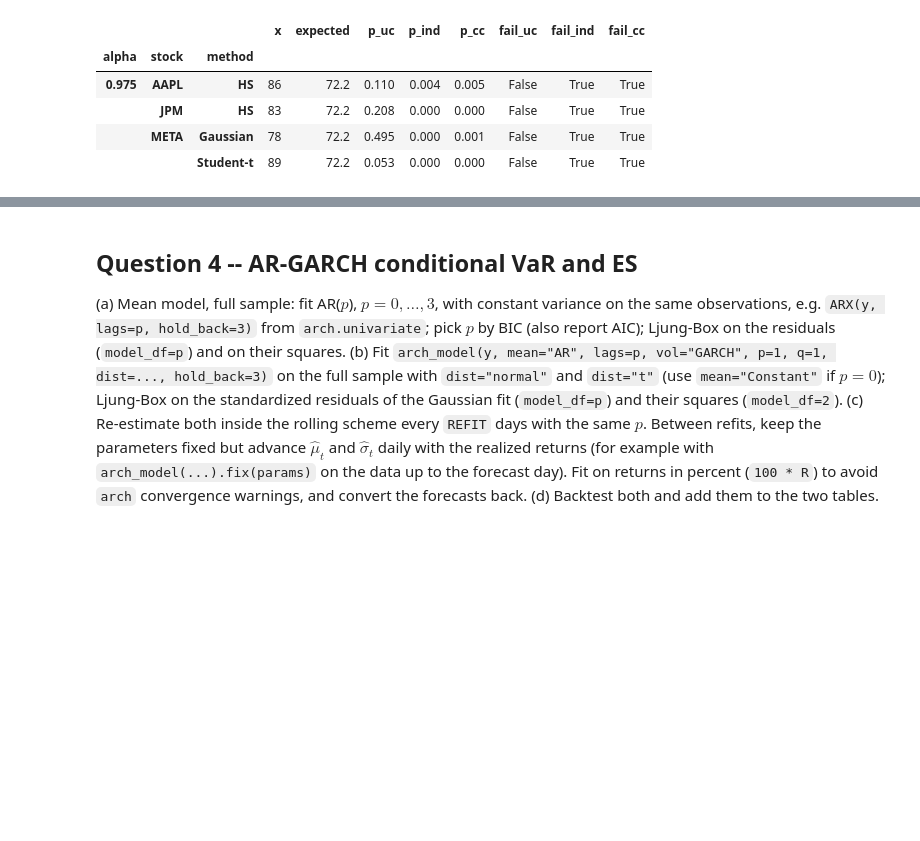
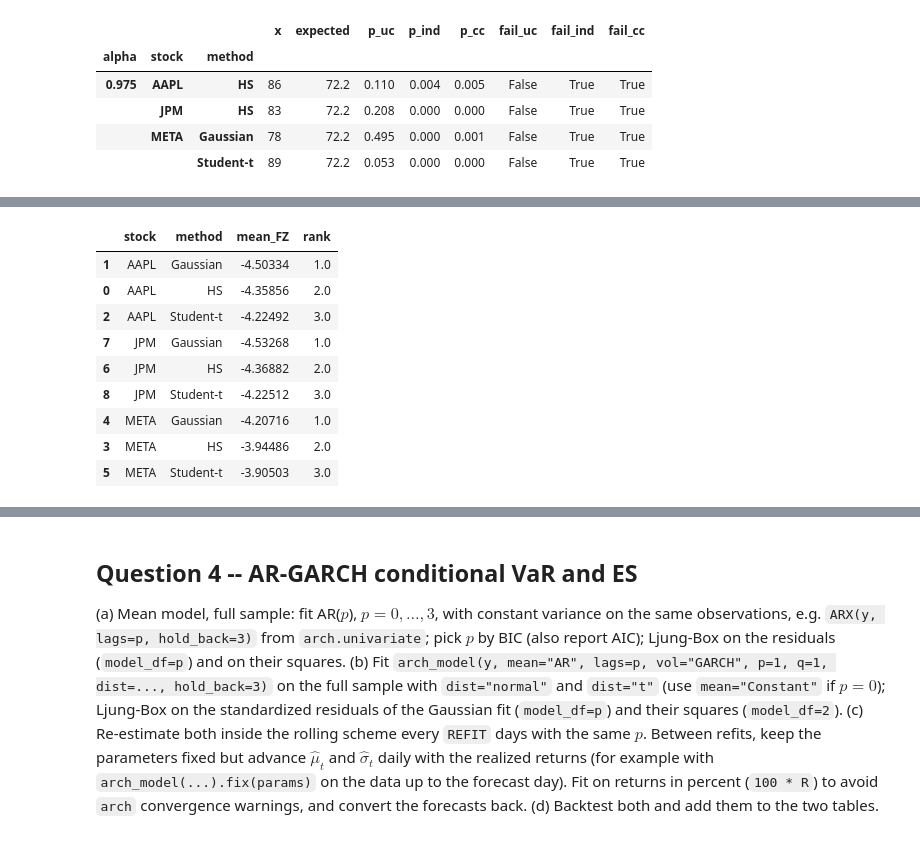
Before and after one commit to gpadidee/Project-QRM, a Jupyter notebook: Project_template.ipynb, the cells around one changed output, grey strips where cells are left out. Saved outputs shown, nothing was run; the diff lists cells and outputs as text; code cells hidden in the pictures; blank space fills up the shorter version.

```diff
--- a/Project_template.ipynb
+++ b/Project_template.ipynb
@@ -294,0 +465,61 @@ display(verdict[verdict["fail_uc"] != verdict["fail_cc"]].round(3))
+# %%
+#Q3(d)
+
+def fissler_ziegel_score(L, VaR, ES, alpha):
+    """
+    Calculate the daily Fissler-Ziegel joint score.
+    Lower scores indicate better forecasts.
+    """
+
+    L = np.asarray(L)
+    VaR = np.asarray(VaR)
+    ES = np.asarray(ES)
+
+    I = (L > VaR).astype(int)
+
+    score = (
+        I * np.maximum(L - VaR, 0) / ((1 - alpha) * ES) + np.log(ES) - VaR / ES - 1
+    )
+
+    return score
+
+
+alpha = 0.975
+
+fz_fc = {}
+fz_rows = []
+
+for tk in TICKERS:
+
+    L_test = eval_loss[tk].values
+
+    for method in methods:
+
+        VaR = VaR_fc[(tk, method)][alpha].values
+        ES = ES_fc[(tk, method)][alpha].values
+
+        daily_scores = fissler_ziegel_score(L_test, VaR, ES, alpha)
+
+        fz_fc[(tk, method)] = daily_scores
+
+        fz_rows.append({"stock": tk, "method": method, "mean_FZ": daily_scores.mean()})
+
+
+# Create ranking table
+table_fz = pd.DataFrame(fz_rows)
+
+table_fz["rank"] = (table_fz.groupby("stock")["mean_FZ"].rank(method="min", ascending=True))
+table_fz = table_fz.sort_values(["stock", "rank"])
+
+display(table_fz.round(5))
+# %% [output]
+|  | stock | method | mean_FZ | rank |
+| 1 | AAPL | Gaussian | -4.50334 | 1.0 |
+| 0 | AAPL | HS | -4.35856 | 2.0 |
+| 2 | AAPL | Student-t | -4.22492 | 3.0 |
+| 7 | JPM | Gaussian | -4.53268 | 1.0 |
+| 6 | JPM | HS | -4.36882 | 2.0 |
+| 8 | JPM | Student-t | -4.22512 | 3.0 |
+| 4 | META | Gaussian | -4.20716 | 1.0 |
+| 3 | META | HS | -3.94486 | 2.0 |
+| 5 | META | Student-t | -3.90503 | 3.0 |
```
Also changed, not shown: parts of 4 cells of this notebook, 2 other files.
